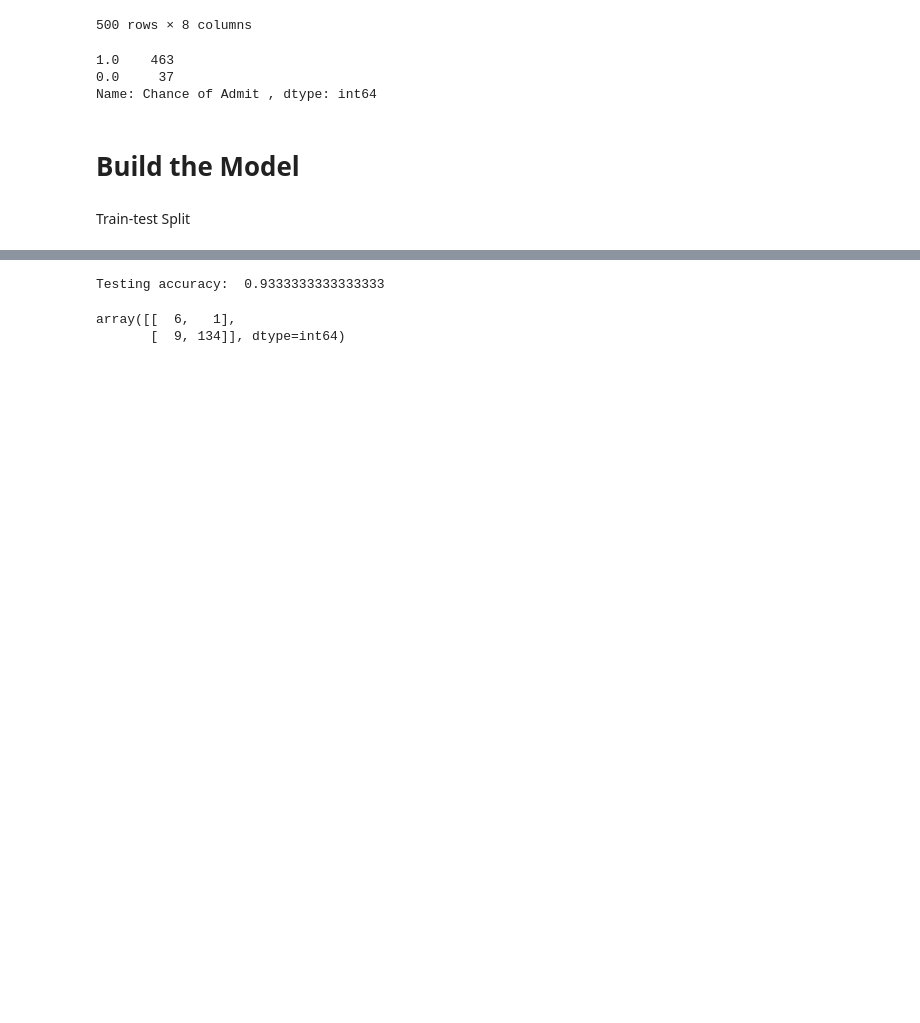
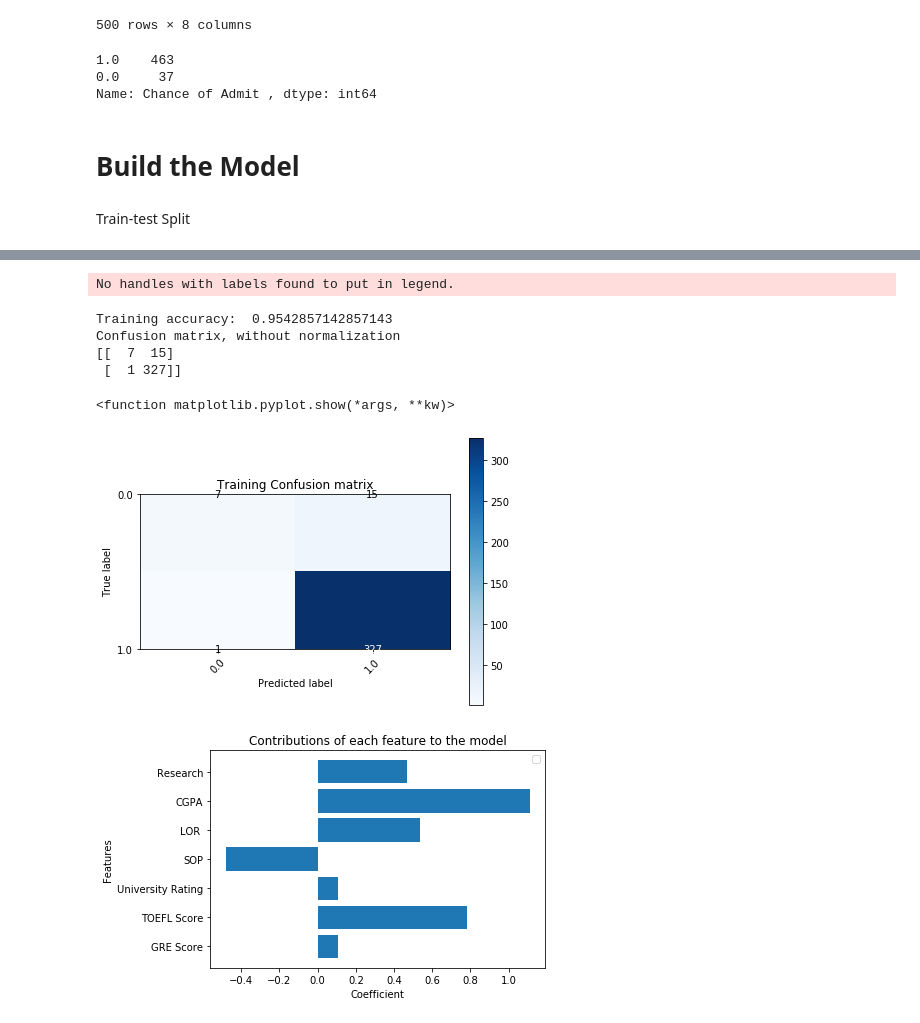
Before and after one commit to amontagut8/Adrians-Landfill, a Jupyter notebook: Logistic_Regression_Test.ipynb, the cells around one changed output, grey strips where cells are left out. Drawn from its saved outputs; the diff is of its cells as text; code cells hidden in the pictures; blank space fills up the shorter version.

Commit message:
version2
added AUROC and more data viz stuff

```diff
--- a/Logistic_Regression_Test.ipynb
+++ b/Logistic_Regression_Test.ipynb
@@ -162,16 +165,47 @@ NameError: name 'fpr' is not defined
-# %%
-#Test data set
-
-testing_results = log_reg_model.predict(testing_X)
-
-#Get accuracy
-testing_accuracy = accuracy_score(testing_results, testing_y)
-
-print("Testing accuracy: ", testing_accuracy)
-
-#Confusion Matrix
-confusion_matrix(testing_results, testing_y)
-# %% [output]
-Testing accuracy:  0.9333333333333333
-array([[  6,   1],
-       [  9, 134]], dtype=int64)
+# %%
+#Assess performance and characterize model
+
+from sklearn.metrics import accuracy_score
+from sklearn.metrics import confusion_matrix
+from sklearn.metrics import roc_curve, auc
+
+#Get accuracy
+training_accuracy = accuracy_score(training_results, training_y)
+
+print("Training accuracy: ", training_accuracy)
+
+#Confusion Matrix
+training_cm = confusion_matrix(training_y, training_results)
+fig = plot_confusion_matrix(training_cm, set(training_y),
+                          normalize=False,
+                          title='Training Confusion matrix',
+                          cmap=plt.cm.Blues)
+
+#Create a data frame of coefficients and their contributions to the model
+model_coefficients = pd.DataFrame(log_reg_model.coef_).T
+X_columns = pd.DataFrame(training_X.columns)
+
+coeffs_and_columns = pd.concat([X_columns, model_coefficients], axis=1, ignore_index=True)
+coeffs_and_columns.columns = ["Feature", "Coefficient"]
+
+#Create horizontal bar chart
+fig, ax = plt.subplots()
+index=np.arange(len(coeffs_and_columns))
+
+rects1 = plt.barh(index, coeffs_and_columns["Coefficient"])
+plt.xlabel("Coefficient")
+plt.ylabel("Features")
+plt.yticks(index, coeffs_and_columns["Feature"])
+plt.title("Contributions of each feature to the model")
+plt.legend()
+
+plt.show
+# %% [output]
+No handles with labels found to put in legend.
+Training accuracy:  0.9542857142857143
+Confusion matrix, without normalization
+[[  7  15]
+ [  1 327]]
+<function matplotlib.pyplot.show(*args, **kw)>
+[figure, added]
+[figure, added]
```
Also changed, not shown: parts of 9 cells of this notebook.
